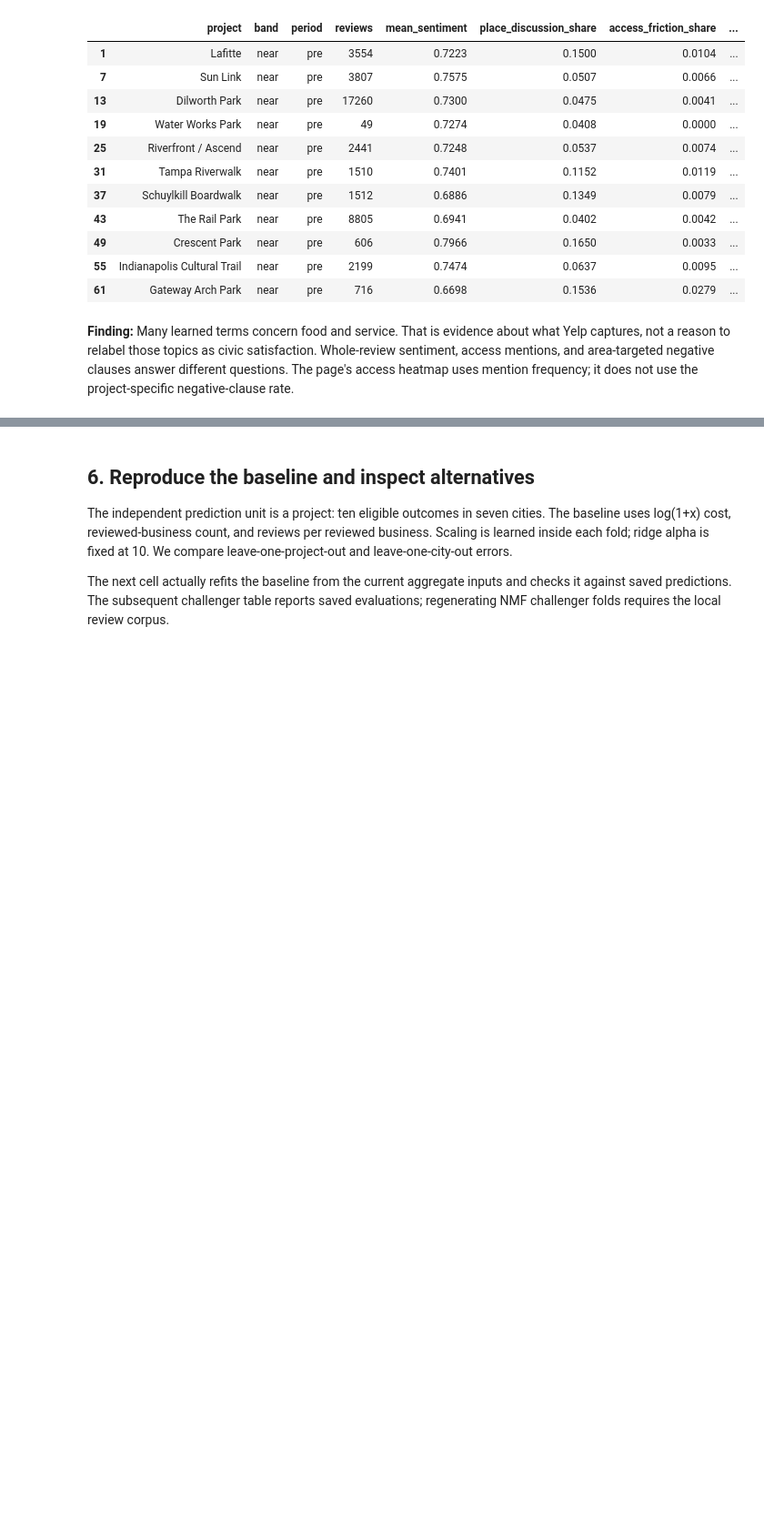
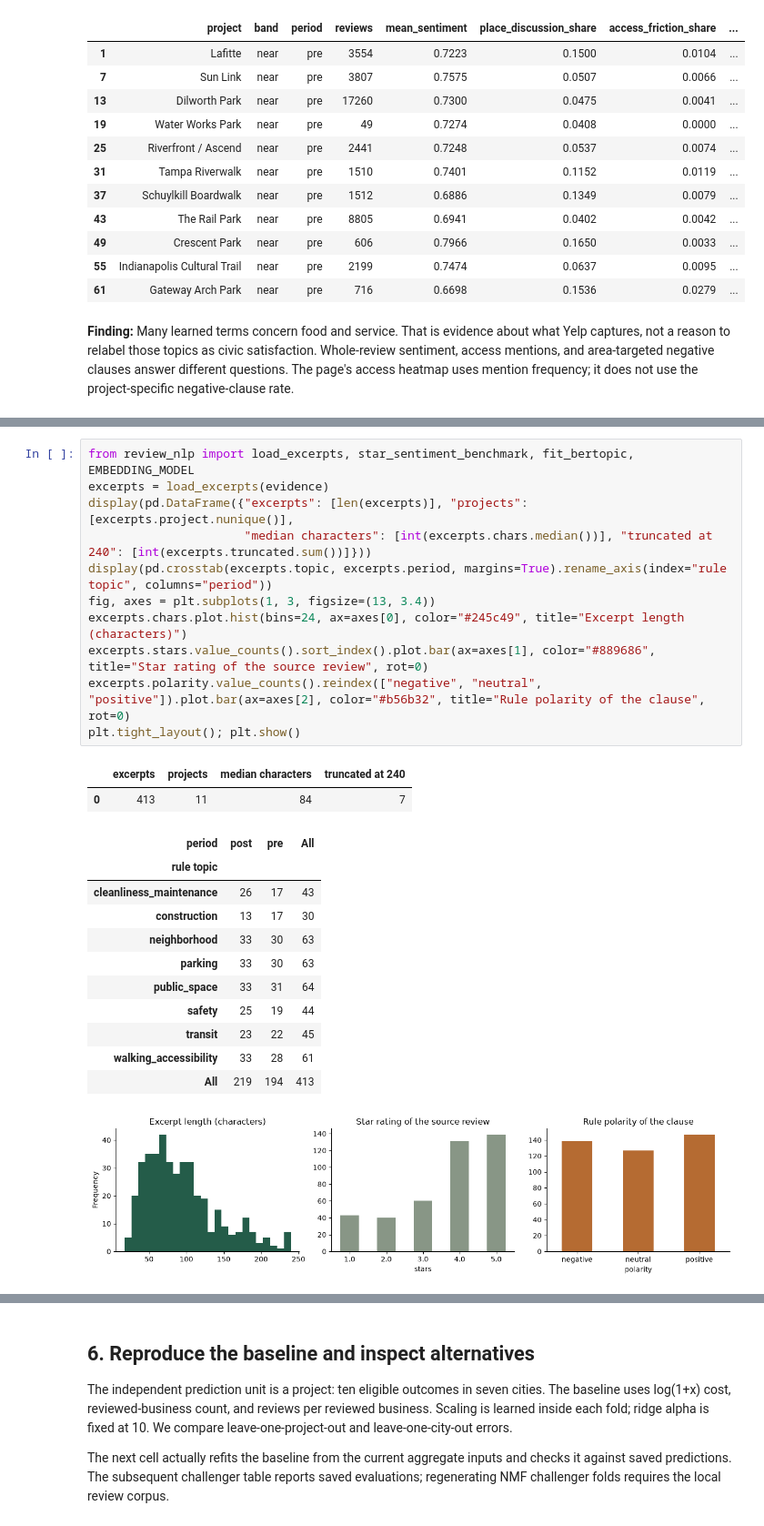
Before and after one commit to intreaction/neighborhood-sentiment-map, a Jupyter notebook: output/jupyter-notebook/Project_Research_Walkthrough.ipynb, the cells around one changed output, grey strips where cells are left out. Shown at 91% size. Cells and saved outputs as stored; diff of their text form; blank space fills up the shorter version.

```diff
--- a/output/jupyter-notebook/Project_Research_Walkthrough.ipynb
+++ b/output/jupyter-notebook/Project_Research_Walkthrough.ipynb
@@ -280,0 +287,26 @@ Independently human-reviewed labels: 0
+# %%
+from review_nlp import load_excerpts, star_sentiment_benchmark, fit_bertopic, EMBEDDING_MODEL
+excerpts = load_excerpts(evidence)
+display(pd.DataFrame({"excerpts": [len(excerpts)], "projects": [excerpts.project.nunique()],
+                      "median characters": [int(excerpts.chars.median())], "truncated at 240": [int(excerpts.truncated.sum())]}))
+display(pd.crosstab(excerpts.topic, excerpts.period, margins=True).rename_axis(index="rule topic", columns="period"))
+fig, axes = plt.subplots(1, 3, figsize=(13, 3.4))
+excerpts.chars.plot.hist(bins=24, ax=axes[0], color="#245c49", title="Excerpt length (characters)")
+excerpts.stars.value_counts().sort_index().plot.bar(ax=axes[1], color="#889686", title="Star rating of the source review", rot=0)
+excerpts.polarity.value_counts().reindex(["negative", "neutral", "positive"]).plot.bar(ax=axes[2], color="#b56b32", title="Rule polarity of the clause", rot=0)
+plt.tight_layout(); plt.show()
+# %% [output]
+|  | excerpts | projects | median characters | truncated at 240 |
+| 0 | 413 | 11 | 84 | 7 |
+| period | post | pre | All |
+| rule topic |  |  |  |
+| cleanliness_maintenance | 26 | 17 | 43 |
+| construction | 13 | 17 | 30 |
+| neighborhood | 33 | 30 | 63 |
+| parking | 33 | 30 | 63 |
+| public_space | 33 | 31 | 64 |
+| safety | 25 | 19 | 44 |
+| transit | 23 | 22 | 45 |
+| walking_accessibility | 33 | 28 | 61 |
+| All | 219 | 194 | 413 |
+[figure, added]
```
Also changed, not shown: parts of 17 cells of this notebook, 7 other files.
